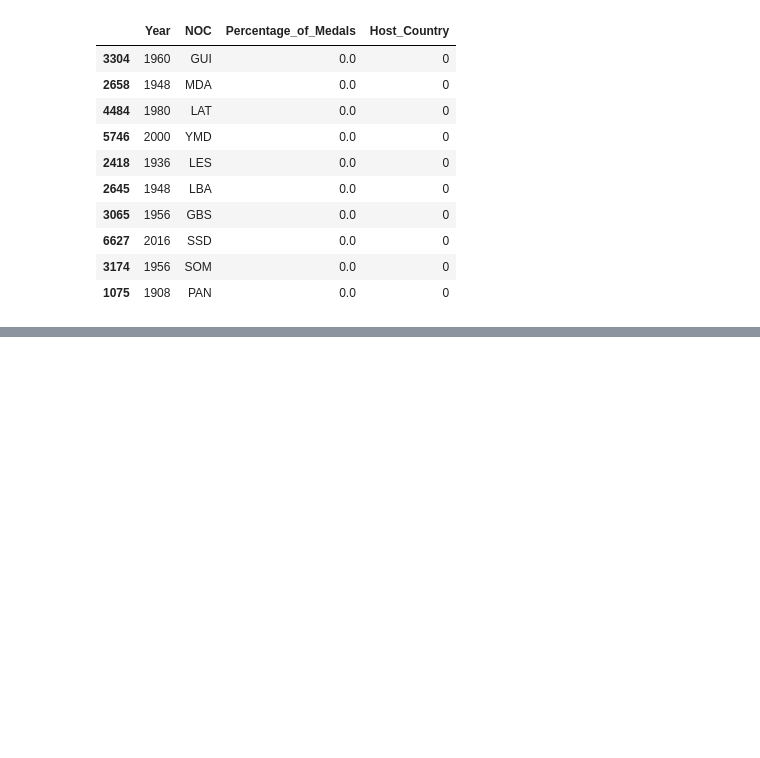
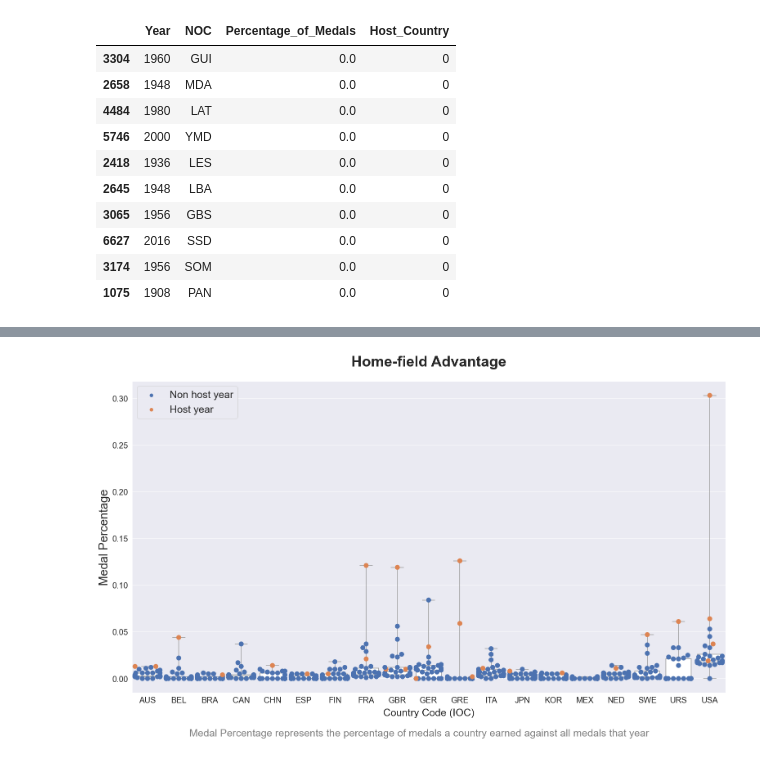
Before and after one commit to hongtaoh/olymvis-data, a Jupyter notebook: notebooks/vis3.ipynb, the cells around one changed output, grey strips where cells are left out. Cells and saved outputs as stored; diff of their text form; code cells hidden in the pictures; blank space fills up the shorter version.

```diff
--- a/notebooks/vis3.ipynb
+++ b/notebooks/vis3.ipynb
@@ -53,20 +54,23 @@ plt.savefig('../output/vis/g-2-7.png')
 # %%
 sns.set()
-plt.figure(figsize=(25, 18))
+plt.figure(figsize=(26, 14))
 ax = sns.boxplot(x="NOC", y="Percentage_of_Medals", data=MedalSummary[MedalSummary.NOC.isin(HostCountries_list)],whis=np.inf, color="white")
 ax = sns.swarmplot(x="NOC", y="Percentage_of_Medals",hue="Host_Country", data=MedalSummary[MedalSummary.NOC.isin(HostCountries_list)], size=12)
 plt.xlabel("Country Code (IOC)", size=25, labelpad=10)
-plt.ylabel("Medal Percentage", size=29)
+plt.ylabel("Medal Percentage", size=29, x = 0.01)
 plt.xticks(size=20)
 plt.yticks(size=20)
 L = plt.legend(loc=2,prop={'size': 25})
 L.get_texts()[0].set_text('Non host year')
 L.get_texts()[1].set_text('Host year')
-plt.title('Home-field Advantage', size=36, weight="bold", y=1.06)
+plt.title('Home-field Advantage', size=36, weight="bold", y=1.04)
 # center text
 txt="Medal Percentage represents the percentage of medals a country earned against all medals that year"
-plt.figtext(0.5, 0.04, txt, wrap=True, horizontalalignment='center', fontsize=25)
-plt.savefig('../output/vis//g-2-8.png', bbox_inches='tight')
+plt.figtext(0.5, 0.02, txt, wrap=True, horizontalalignment='center',
+            fontsize=25, color='gray')
+plt.savefig('../output/vis/g-2-8.png', bbox_inches='tight')
+# %% [output]
+[figure, added]
 # %%
 HostCountries_list=["GRE", "FRA", "USA", "GBR", "SWE", "BEL", "NED", "GER","FIN", "AUS", "ITA", "JPN", "MEX", "CAN", "URS", "KOR", "ESP", "CHN", "BRA"]
 HostCountries_Name=['Greece', 'France', 'United States', 'Greate Britain', 'Sweden', 'Belgium', 'Netherlands', 'Germany',
```
Also changed, not shown: parts of 6 cells of this notebook, 2 other files.
